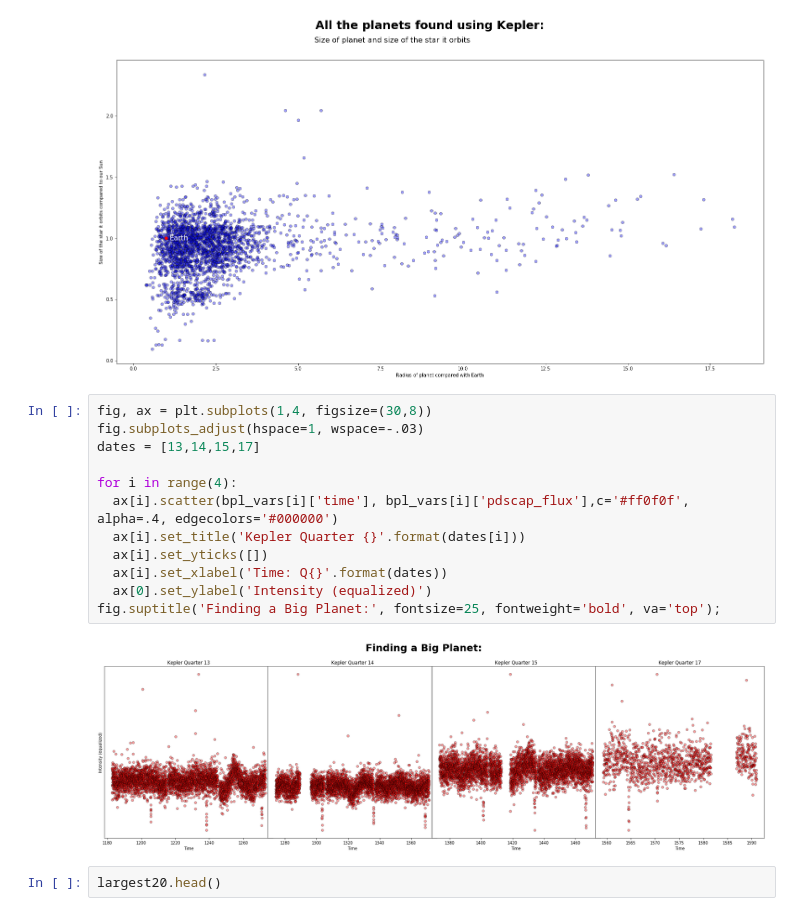
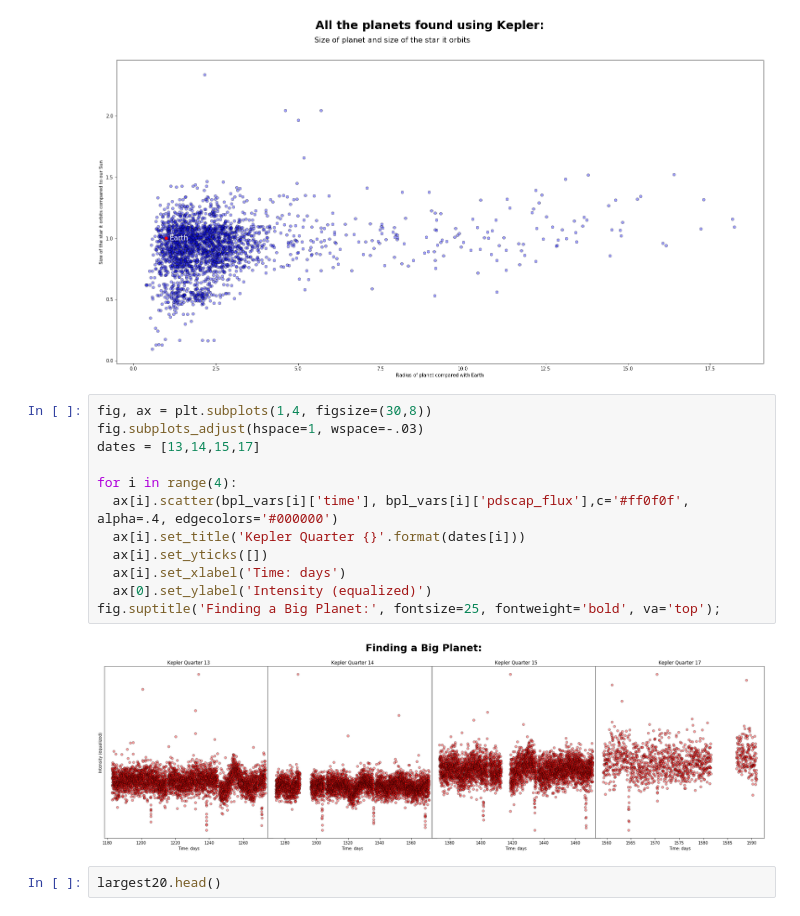
Before and after one commit to jazzathoth/AB-Demo, a Jupyter notebook: planets_visualizations.ipynb, the cells around one changed output. Drawn from its saved outputs; the diff is of its cells as text.

```diff
--- a/planets_visualizations.ipynb
+++ b/planets_visualizations.ipynb
@@ -267,17 +267,17 @@ Text(1.1, 0.985, 'Earth')
 # %%
 fig, ax = plt.subplots(1,4, figsize=(30,8))
 fig.subplots_adjust(hspace=1, wspace=-.03)
 dates = [13,14,15,17]
 
 for i in range(4):
   ax[i].scatter(bpl_vars[i]['time'], bpl_vars[i]['pdscap_flux'],c='#ff0f0f', alpha=.4, edgecolors='#000000')
   ax[i].set_title('Kepler Quarter {}'.format(dates[i]))
   ax[i].set_yticks([])
-  ax[i].set_xlabel('Time: Q{}'.format(dates))
+  ax[i].set_xlabel('Time: days')
   ax[0].set_ylabel('Intensity (equalized)')
 fig.suptitle('Finding a Big Planet:', fontsize=25, fontweight='bold', va='top');
 # %% [output]
-[figure, old version]
+[figure, new version]
 # %%
 largest20.head()
 # %% [output]
```
Also changed, not shown: parts of 4 cells of this notebook.
